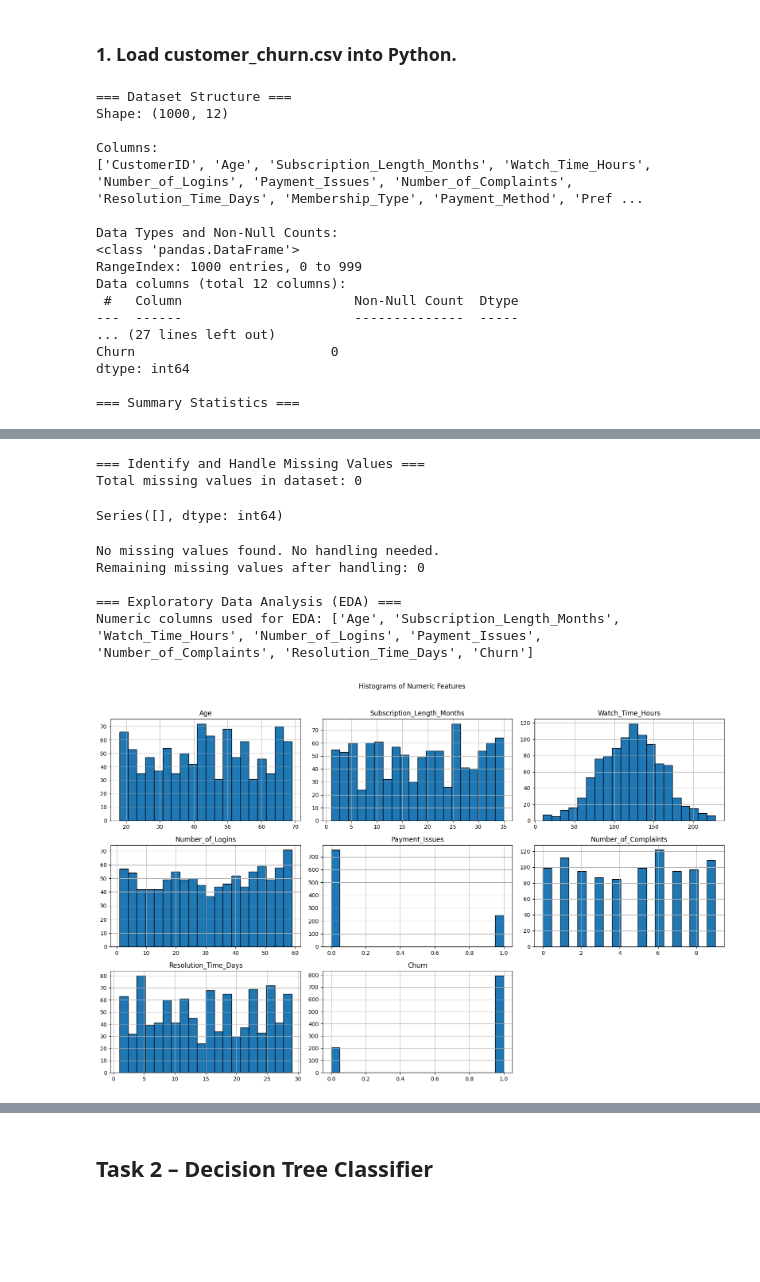
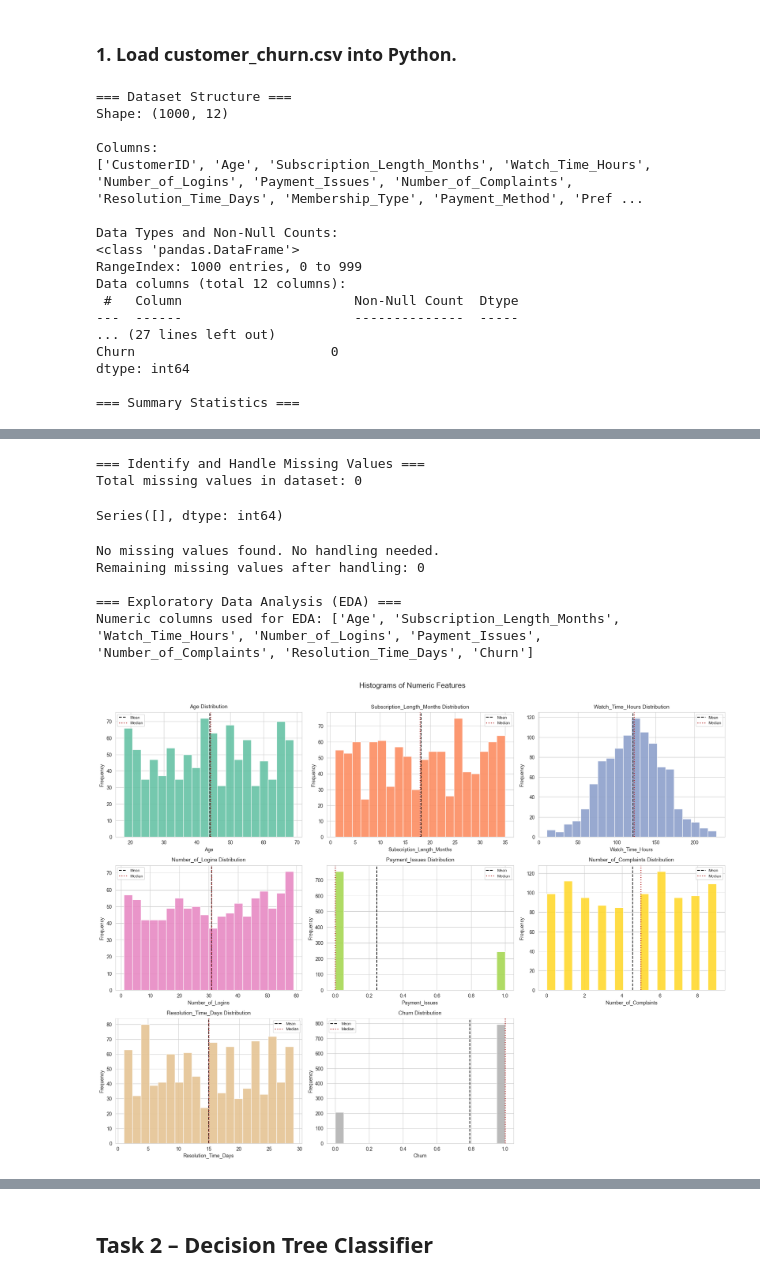
Before and after one commit to RA-h/SOEN_471_A1, a Jupyter notebook: src/main.ipynb, the cells around one changed output, grey strips where cells are left out. Cells and saved outputs as stored; diff of their text form; code cells hidden in the pictures; blank space fills up the shorter version.

Commit message:
Enhance notebook EDA with clearer visuals and categorical analysis

```diff
--- a/src/main.ipynb
+++ b/src/main.ipynb
@@ -63,16 +63,39 @@ numeric_cols_for_eda = [col for col in numeric_cols if col != 'CustomerID']
 print('Numeric columns used for EDA:', numeric_cols_for_eda)
 
 # 1) Histograms
-eda_data[numeric_cols_for_eda].hist(bins=20, figsize=(16, 10), edgecolor='black')
-plt.suptitle('Histograms of Numeric Features', y=1.02)
-plt.tight_layout()
+sns.set_style('whitegrid')
+n_features = len(numeric_cols_for_eda)
+n_cols = 3
+n_rows = int(np.ceil(n_features / n_cols))
+fig, axes = plt.subplots(n_rows, n_cols, figsize=(18, 4.5 * n_rows))
+axes = np.array(axes).reshape(-1)
+palette = sns.color_palette('Set2', n_colors=n_features)
+
+for i, col in enumerate(numeric_cols_for_eda):
+    ax = axes[i]
+    series = eda_data[col].dropna()
+    ax.hist(series, bins=20, color=palette[i], edgecolor='white', alpha=0.9)
+    ax.axvline(series.mean(), color='black', linestyle='--', linewidth=1.5, label='Mean')
+    ax.axvline(series.median(), color='firebrick', linestyle=':', linewidth=1.8, label='Median')
+    ax.set_title(f'{col} Distribution', fontsize=11, pad=8)
+    ax.set_xlabel(col)
+    ax.set_ylabel('Frequency')
+    ax.legend(fontsize=8)
+
+for j in range(n_features, len(axes)):
+    axes[j].set_visible(False)
+
+fig.suptitle('Histograms of Numeric Features', fontsize=15, y=1.01)
+fig.tight_layout()
 plt.show()
 
 # 2) Box plots
 plt.figure(figsize=(14, 7))
-boxplot_data = eda_data[numeric_cols_for_eda].melt(var_name='Feature', value_name='Value')
-sns.boxplot(data=boxplot_data, x='Value', y='Feature')
+boxplot_series = [eda_data[col].dropna() for col in numeric_cols_for_eda]
+plt.boxplot(boxplot_series, vert=False, tick_labels=numeric_cols_for_eda, patch_artist=True)
 plt.title('Box Plots of Numeric Features')
+plt.xlabel('Value')
+plt.ylabel('Feature')
 plt.tight_layout()
 plt.show()
 
@@ -89,6 +112,53 @@ if 'Churn' in corr_matrix.columns:
     print('\nCorrelation with Churn (highest to lowest):')
     churn_corr = corr_matrix.loc[:, 'Churn']
     print(churn_corr.sort_values(ascending=False, kind='quicksort'))
+
+# 4) Categorical feature EDA
+print('\n=== Categorical EDA ===')
+categorical_cols = eda_data.select_dtypes(include=['object', 'string', 'category']).columns.tolist()
+print('Categorical columns used for EDA:', categorical_cols)
+
+for col in categorical_cols:
+    print(f'\n--- {col} ---')
+
+    # Frequency and percentage tables
+    counts = eda_data[col].value_counts(dropna=False)
+    percents = eda_data[col].value_counts(dropna=False, normalize=True).mul(100).round(2)
+    summary_table = pd.DataFrame({'count': counts, 'percent': percents})
+    display(summary_table)
+
+    # Count plot (bar chart)
+    plt.figure(figsize=(7, 4))
+    counts.plot(kind='bar', color='steelblue', edgecolor='black')
+    plt.title(f'{col} - Category Counts')
+    plt.xlabel(col)
+    plt.ylabel('Count')
+    plt.xticks(rotation=30, ha='right')
+    plt.tight_layout()
+    plt.show()
+
+    if 'Churn' in eda_data.columns:
+        # Contingency table and normalized contingency table
+        print(f'Contingency table: {col} vs Churn')
+        ct = pd.crosstab(eda_data[col], eda_data['Churn'])
+        display(ct)
+        print(f'Normalized contingency table (row %): {col} vs Churn')
+        display(pd.crosstab(eda_data[col], eda_data['Churn'], normalize='index').round(3))
+
+        # Churn rate by category
+        churn_rate = pd.Series(eda_data.groupby(col)['Churn'].mean()).sort_values().iloc[::-1]
+        print(f'Churn rate by {col}:')
+        display(churn_rate.round(3))
+
+        plt.figure(figsize=(7, 4))
+        churn_rate.mul(100).plot(kind='bar', color='indianred', edgecolor='black')
+        plt.title(f'Churn Rate by {col}')
+        plt.xlabel(col)
+        plt.ylabel('Churn Rate (%)')
+        plt.xticks(rotation=30, ha='right')
+        plt.ylim(0, 100)
+        plt.tight_layout()
+        plt.show()
 # %% [output]
 === Dataset Structure ===
 Shape: (1000, 12)
@@ -100,31 +170,31 @@ Data Types and Non-Null Counts:
 <class 'pandas.DataFrame'>
 RangeIndex: 1000 entries, 0 to 999
 Data columns (total 12 columns):
  #   Column                      Non-Null Count  Dtype
 ---  ------                      --------------  -----
 ... (27 lines left out)
 Churn                         0
 dtype: int64
 
 === Summary Statistics ===
 |  | CustomerID | Age | Subscription_Length_Months | Watch_Time_Hours | Number_of_Logins | Payment_Issues | ... |
 | count | 1000.000000 | 1000.00000 | 1000.000000 | 1000.000000 | 1000.000000 | 1000.000000 | ... |
 | unique | NaN | NaN | NaN | NaN | NaN | NaN | ... |
 | top | NaN | NaN | NaN | NaN | NaN | NaN | ... |
 | freq | NaN | NaN | NaN | NaN | NaN | NaN | ... |
 | mean | 500.500000 | 43.81900 | 18.218000 | 120.750899 | 30.984000 | 0.245000 | ... |
 | std | 288.819436 | 14.99103 | 10.177822 | 38.583580 | 17.562237 | 0.430302 | ... |
 | min | 1.000000 | 18.00000 | 1.000000 | 10.000000 | 1.000000 | 0.000000 | ... |
 | 25% | 250.750000 | 31.00000 | 9.000000 | 93.630672 | 16.750000 | 0.000000 | ... |
 | 50% | 500.500000 | 44.00000 | 18.000000 | 122.085008 | 31.000000 | 0.000000 | ... |
 | 75% | 750.250000 | 56.00000 | 27.000000 | 147.273070 | 47.000000 | 0.000000 | ... |
 | max | 1000.000000 | 69.00000 | 35.000000 | 227.988566 | 59.000000 | 1.000000 | ... |
 === Identify and Handle Missing Values ===
 Total missing values in dataset: 0
 Series([], dtype: int64)
 No missing values found. No handling needed.
 Remaining missing values after handling: 0
 
 === Exploratory Data Analysis (EDA) ===
 Numeric columns used for EDA: ['Age', 'Subscription_Length_Months', 'Watch_Time_Hours', 'Number_of_Logins', 'Payment_Issues', 'Number_of_Complaints', 'Resolution_Time_Days', 'Churn']
-[figure, old version]
+[figure, new version]
```
Also changed, not shown: parts of 2 cells of this notebook.
